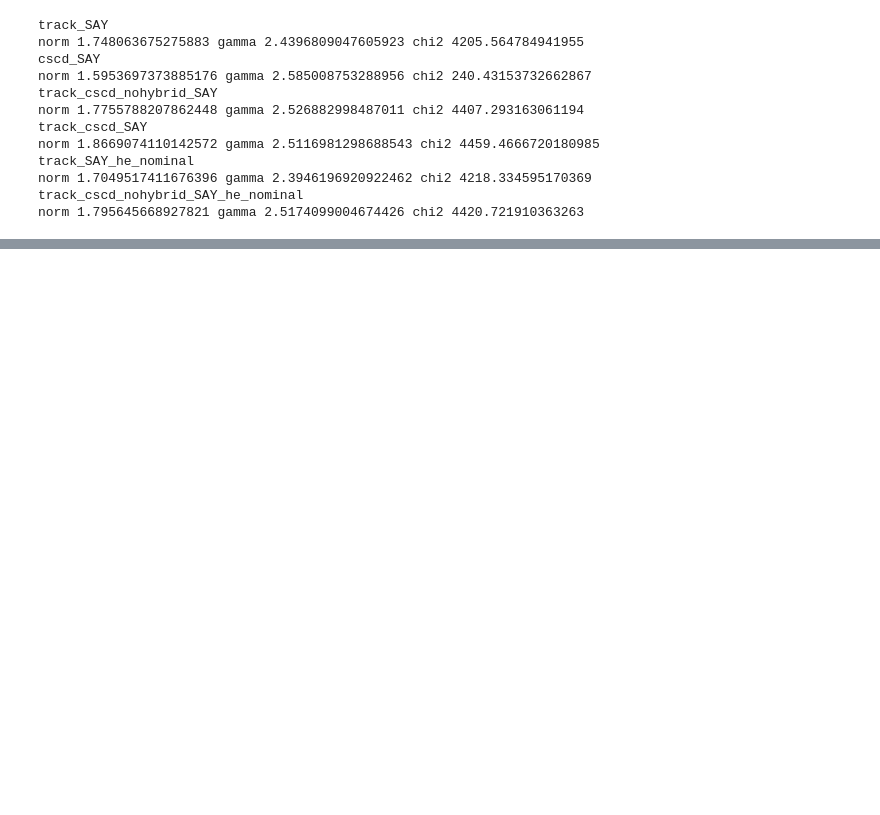
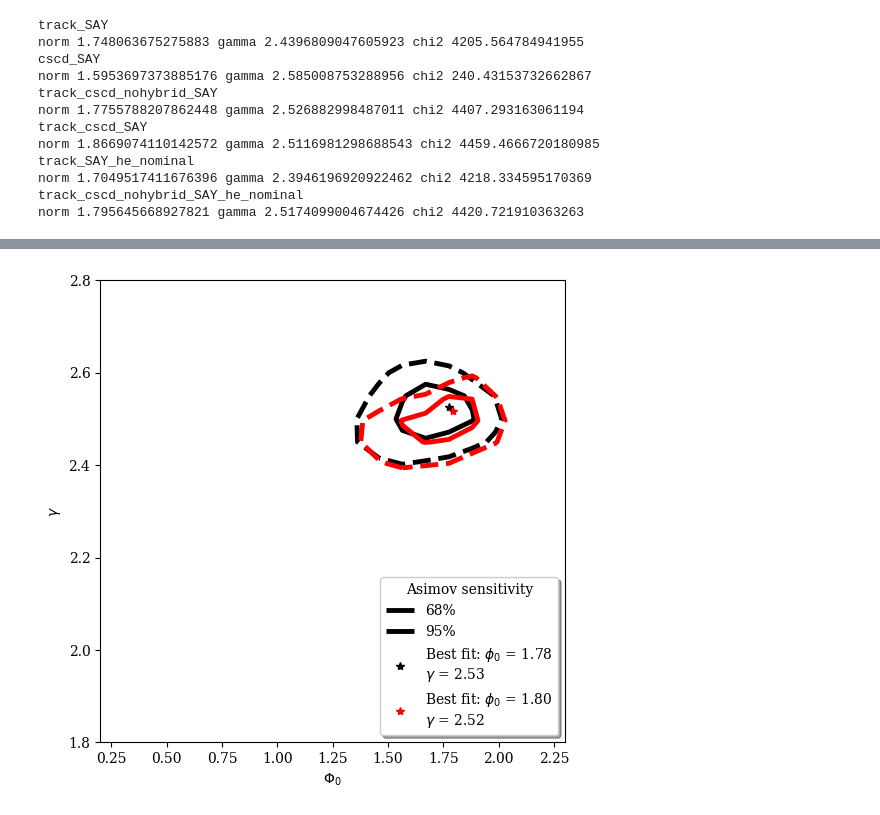
Before and after one commit to tjuanve/icc-ana, a Jupyter notebook: combined_track_shower/plots/best_fit.ipynb, the cells around one changed output, grey strips where cells are left out. Cells and saved outputs as stored; diff of their text form; code cells hidden in the pictures; blank space fills up the shorter version.

```diff
--- a/combined_track_shower/plots/best_fit.ipynb
+++ b/combined_track_shower/plots/best_fit.ipynb
@@ -131,0 +176,61 @@ l3 = ax.legend(lh,ll,loc = "lower right", title = "Asimov sensitivity",
+# %%
+# compare contour
+name1 = "track_cscd_nohybrid_morepoints"
+fitname1 = "track_cscd_nohybrid_SAY"
+
+name2 = "track_cscd_he_nominal_nohybrid"
+fitname2 = "track_cscd_nohybrid_SAY_he_nominal"
+
+
+levels = [2.3,5.99]  # 50% 2.3 1sigma (68%), 5.99 2sigma (95%)
+levlabels = ["68%", "95%"]
+
+colors = ["black", "red", "black", "red"]
+labels = ["Without HE", "With HE"]
+linestyles = ["-","--"]
+
+fig, (ax) = plt.subplots(1, 1)
+
+ll, lh = [], []
+
+cntr1 = ax.contour( x[name1], y[name1], dllh[name1],
+                levels=levels, colors=colors[0], linewidths=3.5, linestyles = linestyles )
+
+cntr2 = ax.contour( x[name2], y[name2], dllh[name2],
+                levels=levels, colors=colors[1], linewidths=3.5, linestyles = linestyles )
+
+# best fit
+norm1 = pickles[fitname1]["fit-result"][1]["astro_norm"]
+gamma1 = pickles[fitname1]["fit-result"][1]["gamma_astro"]
+
+dot1, = ax.plot([norm1], [gamma1], "*", color=colors[0])
+
+# best fit
+norm2 = pickles[fitname2]["fit-result"][1]["astro_norm"]
+gamma2 = pickles[fitname2]["fit-result"][1]["gamma_astro"]
+
+dot2, = ax.plot([norm2], [gamma2], "*", color=colors[1])
+
+
+# set the legend
+h, _ = cntr1.legend_elements()
+for i in range(len(h)):
+    lh.append(h[i]) # legend elements
+    ll.append(f'{levlabels[i]}') # legend text
+
+lh.append(dot1)
+ll.append("Best fit: " + r"$\phi_0$ = " + f"{norm1:.2f}\n" + r"$\gamma$ = " + f"{gamma1:.2f}")
+
+lh.append(dot2)
+ll.append("Best fit: " + r"$\phi_0$ = " + f"{norm2:.2f}\n" + r"$\gamma$ = " + f"{gamma2:.2f}")
+
+
+ax.set_xlabel(r"$\Phi_0$")
+ax.set_ylabel(r"$\gamma$")
+
+l3 = ax.legend(lh,ll,loc = "lower right", title = "Asimov sensitivity",
+                ncols=1,frameon=True,fancybox=True,shadow=True)
+
+plt.savefig(f"/data/user/tvaneede/GlobalFit/analysis/combined_track_shower/plots/output/best_fit/compare_contour_bestfit_{name1}-{name2}.pdf")
+# %% [output]
+[figure, added]
```
Also changed, not shown: parts of 4 cells of this notebook, 4 other files.
